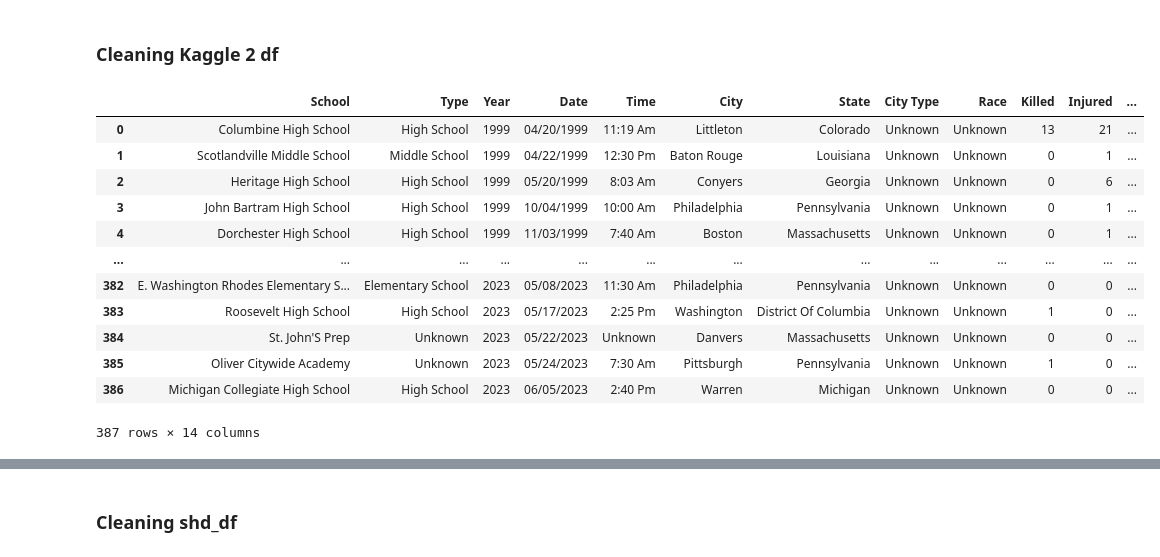
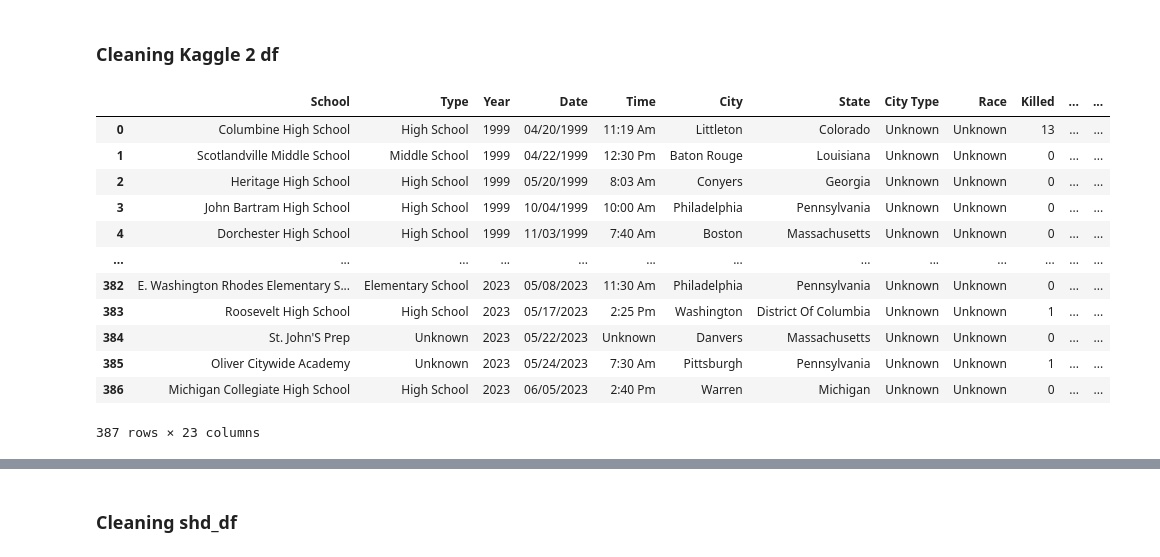
Before and after one commit to LeviEzra1/Project1_team4, a Jupyter notebook: Vivian_analysis/data_draft.ipynb, the cells around one changed output, grey strips where cells are left out. Cells and saved outputs as stored; diff of their text form; code cells hidden in the pictures.

```diff
--- a/Vivian_analysis/data_draft.ipynb
+++ b/Vivian_analysis/data_draft.ipynb
@@ -75,7 +76,8 @@ clean_1_df
 #kaggle_2_df
 # %%
 # Organizing available columns in desired order
-clean_2_df = pd.DataFrame(kaggle_2_df[["school","year","date","time","city","state","killed","injured","long","lat"]])
+clean_2_df = pd.DataFrame(kaggle_2_df[["school","year","date","time","city","state","killed","injured","long","lat","weapon",
+                                       "weapon_source","age_shooter1","gender_shooter1","race_ethnicity_shooter1","shooter_relationship1"]])
 
 # Convert "Date" column to datetime
 clean_2_df["date"] = pd.to_datetime(clean_2_df["date"])
@@ -84,49 +86,58 @@ clean_2_df["date"] = pd.to_datetime(clean_2_df["date"])
 clean_2_df["date"] = clean_2_df["date"].dt.strftime("%m/%d/%Y")
 
 # Renaming the columns
-clean_2_df.rename(columns={"long": "Longitude","lat": "Latitude"}, inplace=True)
+clean_2_df.rename(columns={"long": "Longitude","lat": "Latitude","weapon_source":"Weapon Source", "age_shooter1":"Age",
+                           "race_ethnicity_shooter1":"Race",}, inplace=True)
 
 # Proper case the columns
 clean_2_df.columns = [col.title() if col.islower() else col for col in clean_2_df]
 
 # Proper case the rows
 clean_2_df = clean_2_df.map(lambda x: x.title() if isinstance(x, str) else x)
 
 # Adding empty columns that match first dataframe
 clean_2_df["Type"] = "Unknown"
 clean_2_df["City Type"] = "Unknown"
 clean_2_df["Race"] = "Unknown"
 clean_2_df["Victims"] = "Unknown"
+clean_2_df["Bullied"] = "Unknown"
+clean_2_df["Domestic Violence"] = "Unknown"
+clean_2_df["Gang Related"] = "Unknown"
+clean_2_df["Preplanned"] = "Unknown"
+clean_2_df["Location"] = "Unknown"
+
 
 # Extract school type from the 'School' column and put it in the 'Type' column
 clean_2_df.loc[clean_2_df["School"].str.contains("High School", case=False, na=False), "Type"] = "High School"
 clean_2_df.loc[clean_2_df["School"].str.contains("Middle School", case=False, na=False), "Type"] = "Middle School"
 clean_2_df.loc[clean_2_df["School"].str.contains("Elementary School", case=False, na=False), "Type"] = "Elementary School"
 clean_2_df.loc[clean_2_df["School"].str.contains("Junior High", case=False, na=False), "Type"] = "Middle School"
 
 
 # Rearranging new columns and the first dataframe into desired order
-clean_2_df = pd.DataFrame(clean_2_df[["School","Type","Year","Date","Time","City","State","City Type","Race","Killed","Injured","Victims","Longitude","Latitude"]])
+clean_2_df = pd.DataFrame(clean_2_df[["School","Type","Year","Date","Time","City","State","City Type","Race","Killed","Injured",
+                                      "Victims","Longitude","Latitude","Bullied","Domestic Violence","Gang Related","Preplanned",
+                                      "Weapon","Weapon Source","Age","Gender_Shooter1","Shooter_Relationship1"]])
 
 # Replace NaN with "Unknown"
 clean_2_df = clean_2_df.fillna("Unknown")
 
 # Adding the newly labeled data into a new csv for cleanliness
 clean_2_path = Path("clean 2.csv")
 clean_2_df.to_csv(clean_2_path, index=False)
 
 clean_2_df
 # %% [output]
-|  | School | Type | Year | Date | Time | City | State | City Type | Race | Killed | Injured | ... |
-| 0 | Columbine High School | High School | 1999 | 04/20/1999 | 11:19 Am | Littleton | Colorado | Unknown | Unknown | 13 | 21 | ... |
-| 1 | Scotlandville Middle School | Middle School | 1999 | 04/22/1999 | 12:30 Pm | Baton Rouge | Louisiana | Unknown | Unknown | 0 | 1 | ... |
-| 2 | Heritage High School | High School | 1999 | 05/20/1999 | 8:03 Am | Conyers | Georgia | Unknown | Unknown | 0 | 6 | ... |
-| 3 | John Bartram High School | High School | 1999 | 10/04/1999 | 10:00 Am | Philadelphia | Pennsylvania | Unknown | Unknown | 0 | 1 | ... |
-| 4 | Dorchester High School | High School | 1999 | 11/03/1999 | 7:40 Am | Boston | Massachusetts | Unknown | Unknown | 0 | 1 | ... |
+|  | School | Type | Year | Date | Time | City | State | City Type | Race | Killed | ... | ... |
+| 0 | Columbine High School | High School | 1999 | 04/20/1999 | 11:19 Am | Littleton | Colorado | Unknown | Unknown | 13 | ... | ... |
+| 1 | Scotlandville Middle School | Middle School | 1999 | 04/22/1999 | 12:30 Pm | Baton Rouge | Louisiana | Unknown | Unknown | 0 | ... | ... |
+| 2 | Heritage High School | High School | 1999 | 05/20/1999 | 8:03 Am | Conyers | Georgia | Unknown | Unknown | 0 | ... | ... |
+| 3 | John Bartram High School | High School | 1999 | 10/04/1999 | 10:00 Am | Philadelphia | Pennsylvania | Unknown | Unknown | 0 | ... | ... |
+| 4 | Dorchester High School | High School | 1999 | 11/03/1999 | 7:40 Am | Boston | Massachusetts | Unknown | Unknown | 0 | ... | ... |
 | ... | ... | ... | ... | ... | ... | ... | ... | ... | ... | ... | ... | ... |
-| 382 | E. Washington Rhodes Elementary S... | Elementary School | 2023 | 05/08/2023 | 11:30 Am | Philadelphia | Pennsylvania | Unknown | Unknown | 0 | 0 | ... |
-| 383 | Roosevelt High School | High School | 2023 | 05/17/2023 | 2:25 Pm | Washington | District Of Columbia | Unknown | Unknown | 1 | 0 | ... |
-| 384 | St. John'S Prep | Unknown | 2023 | 05/22/2023 | Unknown | Danvers | Massachusetts | Unknown | Unknown | 0 | 0 | ... |
-| 385 | Oliver Citywide Academy | Unknown | 2023 | 05/24/2023 | 7:30 Am | Pittsburgh | Pennsylvania | Unknown | Unknown | 1 | 0 | ... |
-| 386 | Michigan Collegiate High School | High School | 2023 | 06/05/2023 | 2:40 Pm | Warren | Michigan | Unknown | Unknown | 0 | 0 | ... |
+| 382 | E. Washington Rhodes Elementary S... | Elementary School | 2023 | 05/08/2023 | 11:30 Am | Philadelphia | Pennsylvania | Unknown | Unknown | 0 | ... | ... |
+| 383 | Roosevelt High School | High School | 2023 | 05/17/2023 | 2:25 Pm | Washington | District Of Columbia | Unknown | Unknown | 1 | ... | ... |
+| 384 | St. John'S Prep | Unknown | 2023 | 05/22/2023 | Unknown | Danvers | Massachusetts | Unknown | Unknown | 0 | ... | ... |
+| 385 | Oliver Citywide Academy | Unknown | 2023 | 05/24/2023 | 7:30 Am | Pittsburgh | Pennsylvania | Unknown | Unknown | 1 | ... | ... |
+| 386 | Michigan Collegiate High School | High School | 2023 | 06/05/2023 | 2:40 Pm | Warren | Michigan | Unknown | Unknown | 0 | ... | ... |
-387 rows × 14 columns
+387 rows × 23 columns
```
Also changed, not shown: parts of 11 cells of this notebook, 2 other files.
